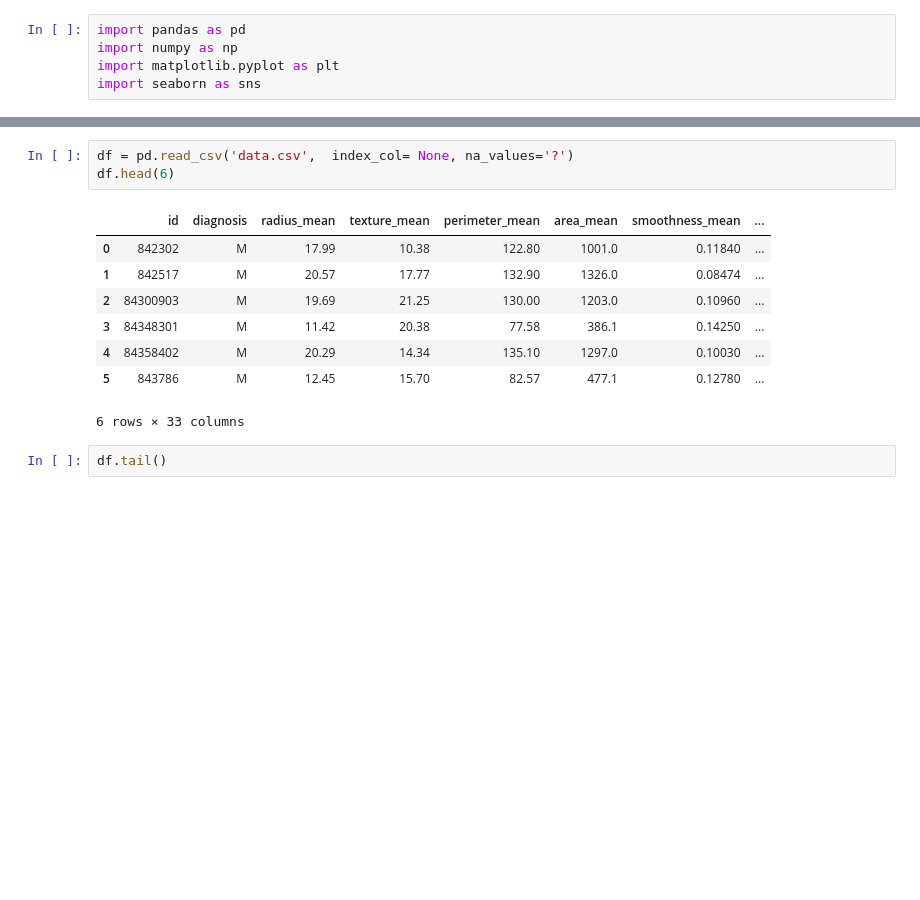
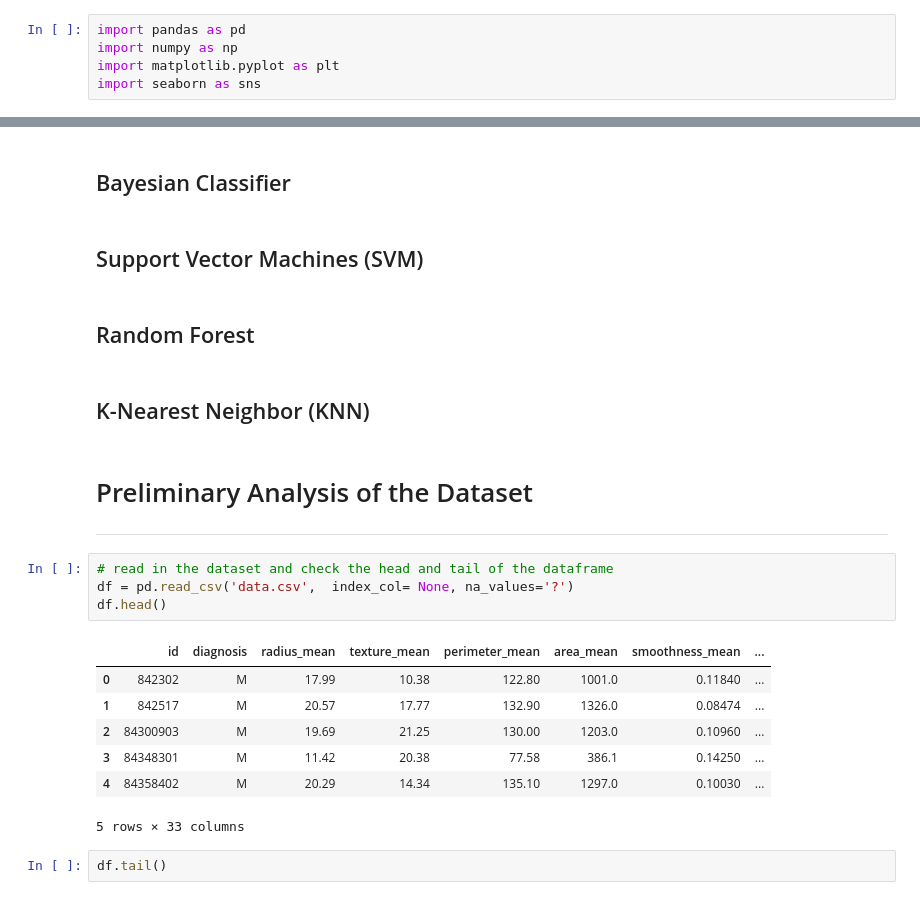
Before and after one commit to Scunnies/PfDA_Wisconsin_BC_dataset, a Jupyter notebook: Breast Cancer Wisconsin Dataset.ipynb, the cells around one changed output, grey strips where cells are left out. Cells and saved outputs as stored; diff of their text form; blank space fills up the shorter version.

```diff
--- a/Breast Cancer Wisconsin Dataset.ipynb
+++ b/Breast Cancer Wisconsin Dataset.ipynb
@@ -33,15 +37,26 @@ The Wisconsin Breast Cancer dataset was obtained by imaging a needle-tip-wide br
+# %% [markdown]
+## Bayesian Classifier
+# %% [markdown]
+## Support Vector Machines (SVM)
+# %% [markdown]
+## Random Forest
+# %% [markdown]
+## K-Nearest Neighbor (KNN)
+# %% [markdown]
+# Preliminary Analysis of the Dataset
+***
 # %%
+# read in the dataset and check the head and tail of the dataframe
 df = pd.read_csv('data.csv',  index_col= None, na_values='?')
-df.head(6)
+df.head()
 # %% [output]
 |  | id | diagnosis | radius_mean | texture_mean | perimeter_mean | area_mean | smoothness_mean | ... |
 | 0 | 842302 | M | 17.99 | 10.38 | 122.80 | 1001.0 | 0.11840 | ... |
 | 1 | 842517 | M | 20.57 | 17.77 | 132.90 | 1326.0 | 0.08474 | ... |
 | 2 | 84300903 | M | 19.69 | 21.25 | 130.00 | 1203.0 | 0.10960 | ... |
 | 3 | 84348301 | M | 11.42 | 20.38 | 77.58 | 386.1 | 0.14250 | ... |
 | 4 | 84358402 | M | 20.29 | 14.34 | 135.10 | 1297.0 | 0.10030 | ... |
-| 5 | 843786 | M | 12.45 | 15.70 | 82.57 | 477.1 | 0.12780 | ... |
-6 rows × 33 columns
+5 rows × 33 columns
 # %%
 df.tail()
 # %% [output]
```
Also changed, not shown: parts of 12 cells of this notebook.
